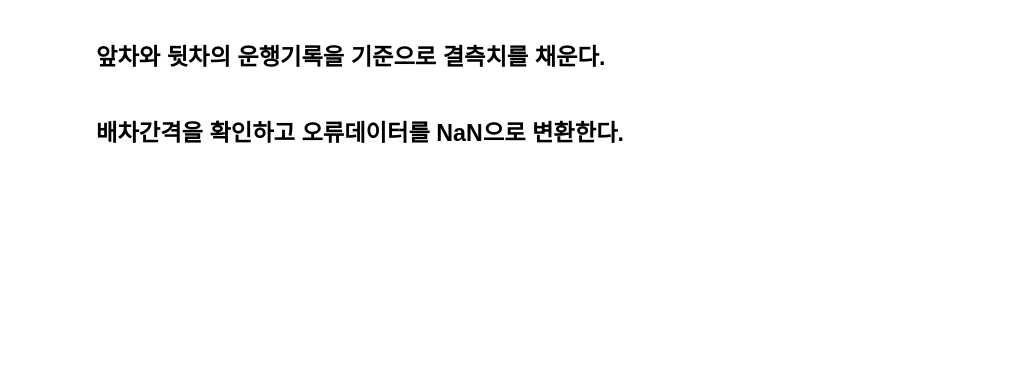
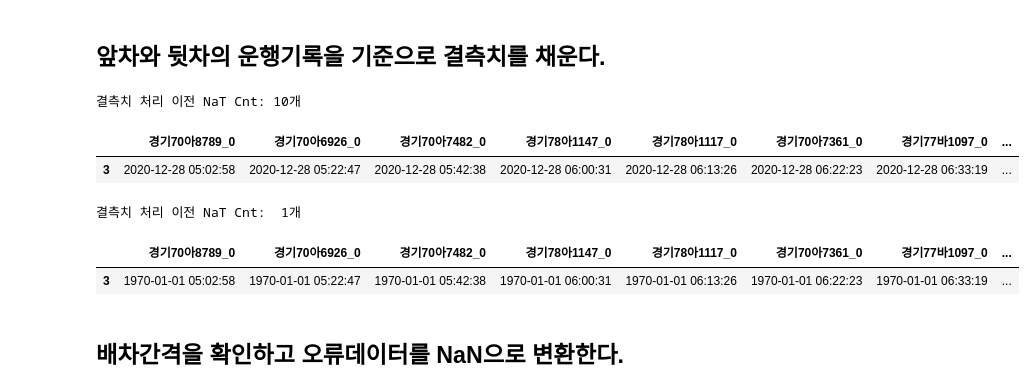
Before and after one commit to pilltong/Data-Structure-Project, a Jupyter notebook: BTTA_MakeTimeTable.ipynb, the cells around one changed output. Cells and saved outputs as stored; diff of their text form; code cells hidden in the pictures; blank space fills up the shorter version.

```diff
--- a/BTTA_MakeTimeTable.ipynb
+++ b/BTTA_MakeTimeTable.ipynb
@@ -382,41 +505,51 @@ for _day in dayList:
 isShowInfo = True
 
 # 1.
-datetimeArr = df.iloc[2]
+datetimeArr = oneDay_df.iloc[2]
 
 # 2. 시리즈(np.array)에서 기준시간을 뺀다. 데이터 타입이 timedelta로 바뀐다.
 
 sampleTime = np.datetime64(todayDateTimeStr)
 timedeltaArr = datetimeArr - sampleTime
 timedeltaSeries = pd.Series(timedeltaArr)
 totalSecondsSeries = timedeltaSeries.dt.total_seconds()
 
 # *데이터 확인
 if (isShowInfo):
     # Count NaT
     beforeNullCnt = timedeltaSeries.isnull().sum()
     print(f"결측치 처리 이전 NaT Cnt:{beforeNullCnt:3d}개")
 
     # Display numpy array dataframe style
     tempDfTDS = pd.DataFrame(datetimeArr).transpose()
     display(tempDfTDS)
 
 # 3. Series.interpolate() 메소드를 호출하여 결측치를 채운다
-newTimedeltaSeries = totalSecondsSeries.interpolate(limit=1)
+# newTimedeltaSeries = totalSecondsSeries.interpolate(limit=1)
+newTimedeltaSeries = totalSecondsSeries.interpolate(limit_area='inside')
+# newTimedeltaSeries = totalSecondsSeries.interpolate(method='values')
+
 
 # 4.
 newDatetimeSeries = pd.to_datetime(newTimedeltaSeries, unit='s')
 newDatetimeSeries = newDatetimeSeries.dt.strftime('%Y-%m-%d %H:%M:%S')
 
 # *데이터 확인
 if (isShowInfo):
     # Count NaT
     beforeNullCnt = newTimedeltaSeries.isnull().sum()
     print(f"결측치 처리 이전 NaT Cnt:{beforeNullCnt:3d}개")
 
     # Display numpy array dataframe style
     tempDfTDS = pd.DataFrame(newDatetimeSeries).transpose()
     display(tempDfTDS)
+# %% [output]
+결측치 처리 이전 NaT Cnt: 10개
+|  | 경기70아8789_0 | 경기70아6926_0 | 경기70아7482_0 | 경기78아1147_0 | 경기78아1117_0 | 경기70아7361_0 | 경기77바1097_0 | ... |
+| 3 | 2020-12-28 05:02:58 | 2020-12-28 05:22:47 | 2020-12-28 05:42:38 | 2020-12-28 06:00:31 | 2020-12-28 06:13:26 | 2020-12-28 06:22:23 | 2020-12-28 06:33:19 | ... |
+결측치 처리 이전 NaT Cnt:  1개
+|  | 경기70아8789_0 | 경기70아6926_0 | 경기70아7482_0 | 경기78아1147_0 | 경기78아1117_0 | 경기70아7361_0 | 경기77바1097_0 | ... |
+| 3 | 1970-01-01 05:02:58 | 1970-01-01 05:22:47 | 1970-01-01 05:42:38 | 1970-01-01 06:00:31 | 1970-01-01 06:13:26 | 1970-01-01 06:22:23 | 1970-01-01 06:33:19 | ... |
 # %% [markdown]
 ## 배차간격을 확인하고 오류데이터를 NaN으로 변환한다.
 # %%
```
Also changed, not shown: parts of 35 cells of this notebook.
